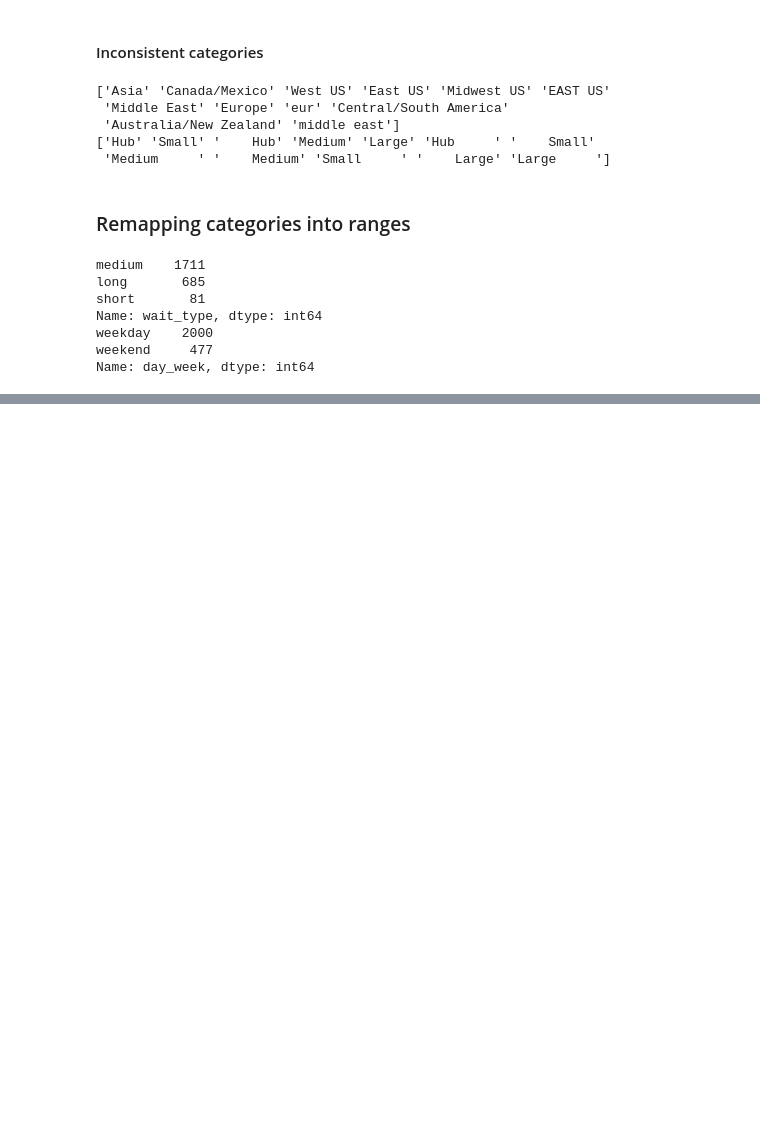
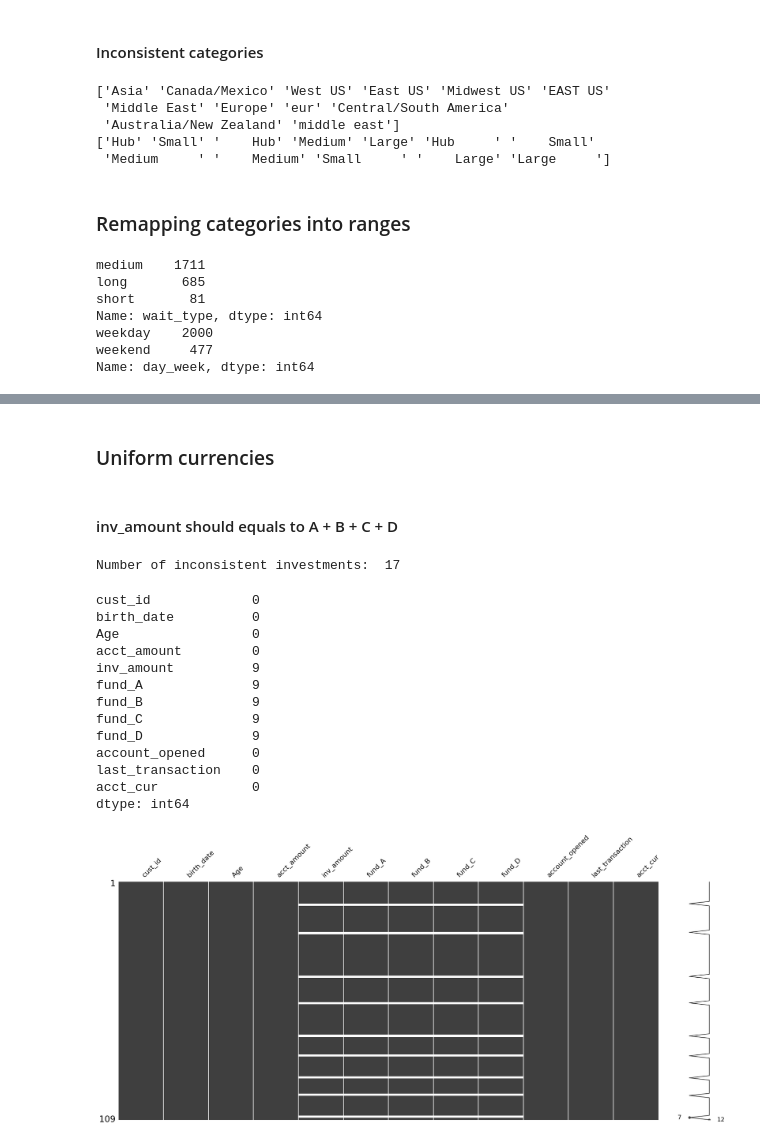
Before and after one commit to jrc-python/python-toolbox, a Jupyter notebook: 3-cleaning-data/cleaning-data.ipynb, the cells around one changed output, grey strips where cells are left out. Cells and saved outputs as stored; diff of their text form; code cells hidden in the pictures; blank space fills up the shorter version.

Commit message:
Added content to cleaning data

```diff
--- a/3-cleaning-data/cleaning-data.ipynb
+++ b/3-cleaning-data/cleaning-data.ipynb
@@ -528,0 +667,2 @@ Name: day_week, dtype: int64
+# %% [markdown]
+### Uniform currencies
@@ -528,0 +685,49 @@ Name: day_week, dtype: int64
+# %% [markdown]
+#### inv_amount should equals to A + B + C + D
+# %%
+import pandas as pd
+
+banking = pd.read_csv('files/banking.csv')
+
+# Store fund columns to sum against
+fund_columns = ['fund_A', 'fund_B', 'fund_C', 'fund_D']
+
+# Find rows where fund_columns row sum == inv_amount
+inv_equ = banking[fund_columns].sum(axis = 1) == banking['inv_amount']
+
+# Store consistent and inconsistent data
+consistent_inv = banking[inv_equ]
+inconsistent_inv = banking[~inv_equ]
+
+# Store consistent and inconsistent data
+print("Number of inconsistent investments: ", inconsistent_inv.shape[0])
+# %% [output]
+Number of inconsistent investments:  17
+# %%
+import pandas as pd
+import matplotlib.pyplot as plt
+import missingno as msno
+
+banking = pd.read_csv('files/banking.csv')
+
+# Print number of missing values in banking
+print(banking.isna().sum())
+
+# Visualize missingness matrix
+msno.matrix(banking)
+plt.show()
+# %% [output]
+cust_id             0
+birth_date          0
+Age                 0
+acct_amount         0
+inv_amount          9
+fund_A              9
+fund_B              9
+fund_C              9
+fund_D              9
+account_opened      0
+last_transaction    0
+acct_cur            0
+dtype: int64
+[figure, added]
```
Also changed, not shown: parts of 38 cells of this notebook, 6 other files.
